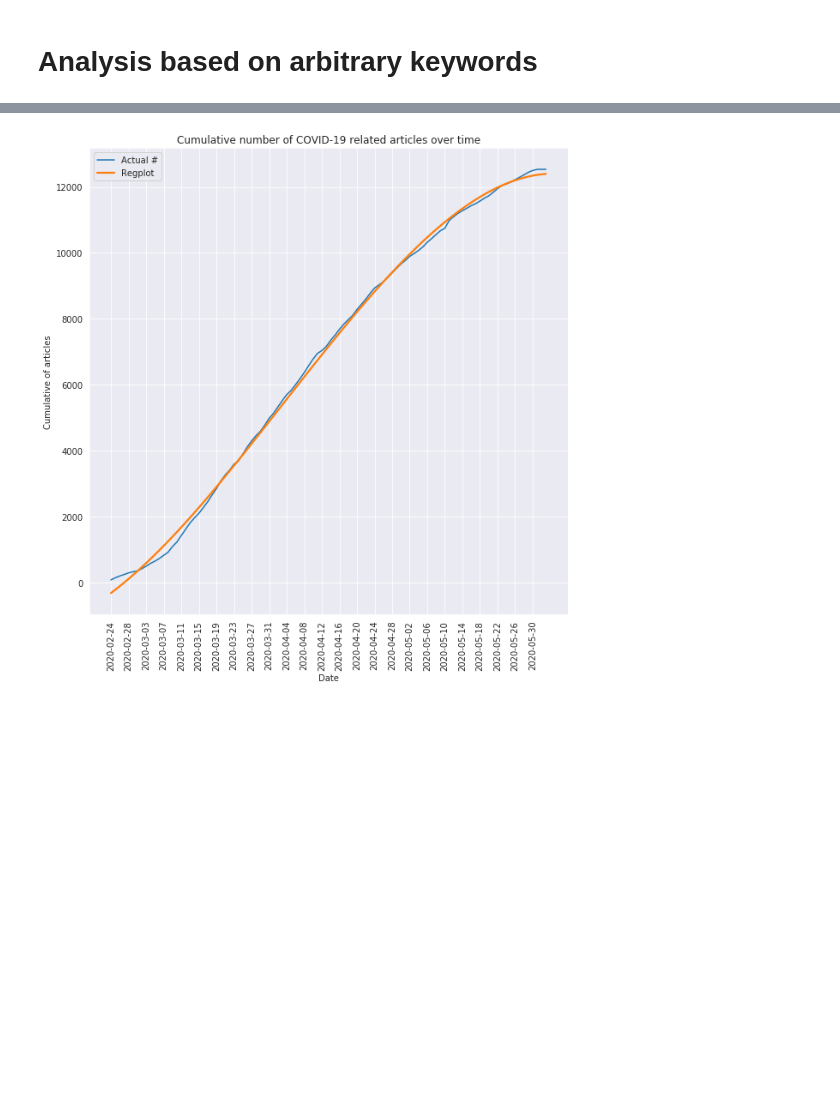
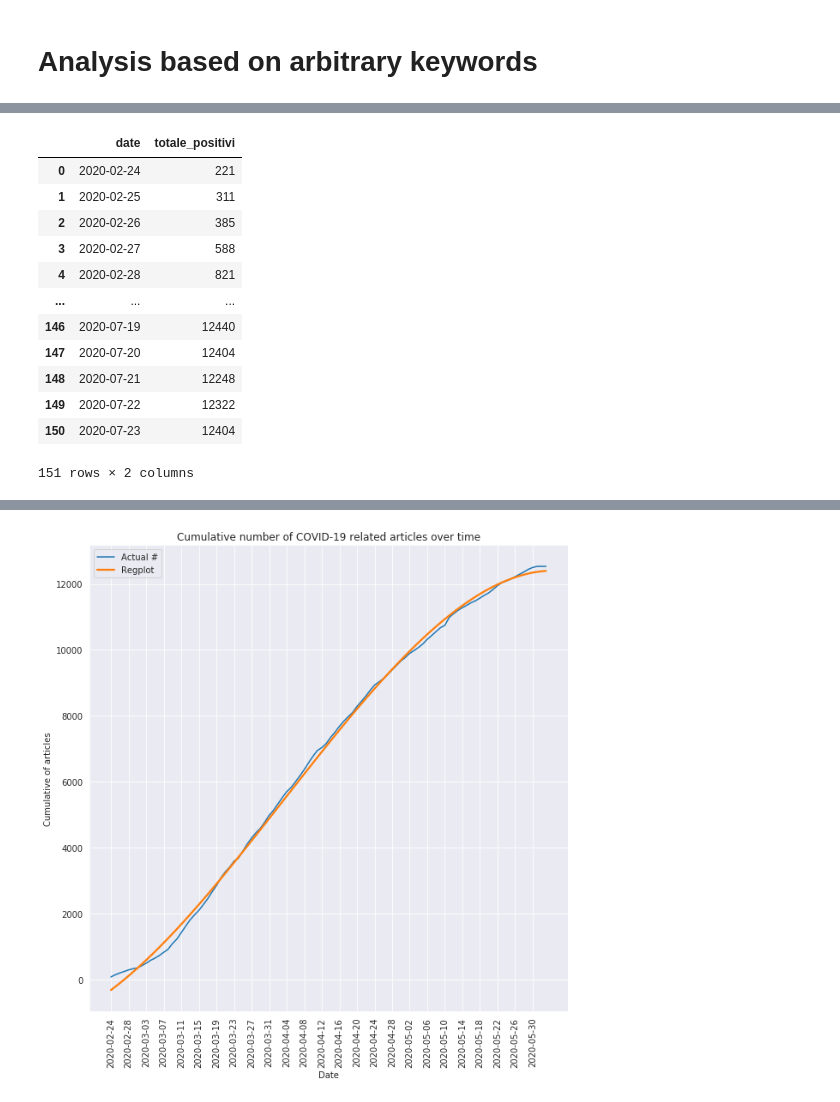
Before and after one commit to Gruntrexpewrus/StatLearnTeam, a Jupyter notebook: articles_analysis/Covid_Articles_Statistics.ipynb, the cells around one changed output, grey strips where cells are left out. Saved outputs shown, nothing was run; the diff lists cells and outputs as text; code cells hidden in the pictures; blank space fills up the shorter version.

```diff
--- a/articles_analysis/Covid_Articles_Statistics.ipynb
+++ b/articles_analysis/Covid_Articles_Statistics.ipynb
@@ -48,3 +35,25 @@ articles_with_covid_keywords
+# %%
+prociv_data = pd.read_csv(articles_dataset_root_path + 'prociv_data.csv', sep = ';', index_col = [0])
+#prociv_data = prociv_data.loc[:, ['data', 'totale_positivi']]
+prociv_data = prociv_data.rename(columns = {'data':'date'})
+prociv_data = prociv_data.groupby('date').sum()
+prociv_data = prociv_data.reset_index()
+prociv_data = prociv_data.loc[:, ['date','totale_positivi']]
+prociv_data
+# %% [output]
+|  | date | totale_positivi |
+| 0 | 2020-02-24 | 221 |
+| 1 | 2020-02-25 | 311 |
+| 2 | 2020-02-26 | 385 |
+| 3 | 2020-02-27 | 588 |
+| 4 | 2020-02-28 | 821 |
+| ... | ... | ... |
+| 146 | 2020-07-19 | 12440 |
+| 147 | 2020-07-20 | 12404 |
+| 148 | 2020-07-21 | 12248 |
+| 149 | 2020-07-22 | 12322 |
+| 150 | 2020-07-23 | 12404 |
+151 rows × 2 columns
 # %%
 import matplotlib.ticker as plticker
 import matplotlib
```
Also changed, not shown: parts of 4 cells of this notebook.
